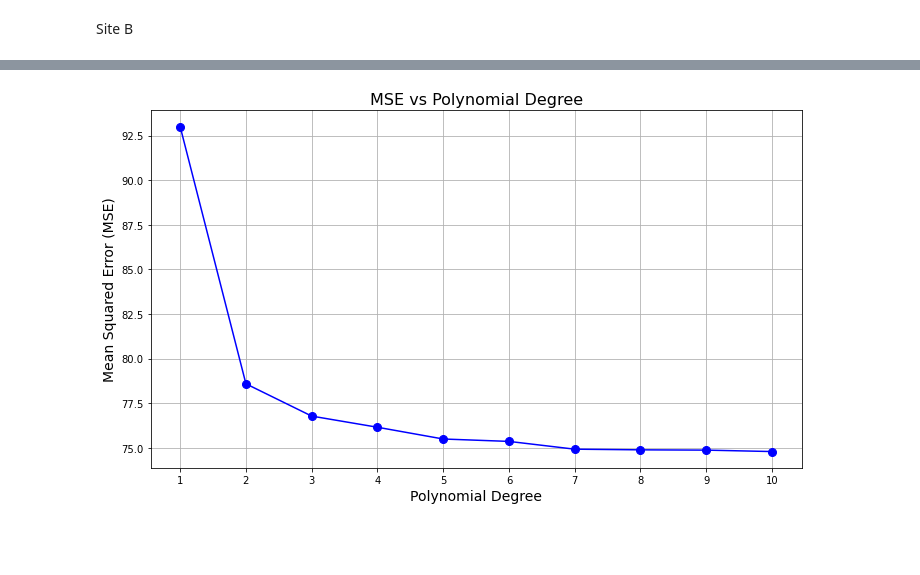
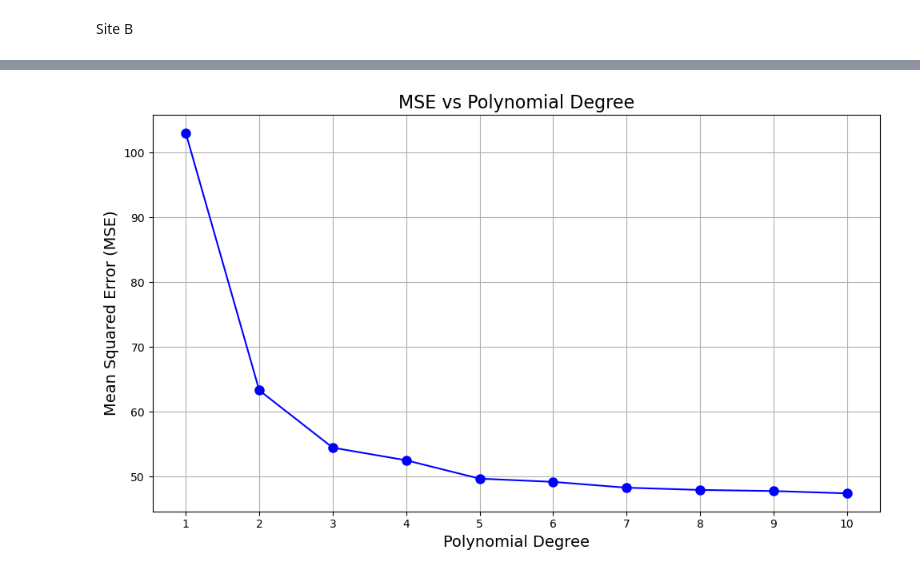
Before and after one commit to Vigro08/AA-Team-Assignment, a Jupyter notebook: Tasks/04_Predictive_Analysis.ipynb, the cells around one changed output, grey strips where cells are left out. Cells and saved outputs as stored; diff of their text form; code cells hidden in the pictures; blank space fills up the shorter version.

```diff
--- a/Tasks/04_Predictive_Analysis.ipynb
+++ b/Tasks/04_Predictive_Analysis.ipynb
@@ -21,6 +24,7 @@ from sklearn.tree import DecisionTreeRegressor
 import datetime
 # %%
 charging = pd.read_csv("../charging_sessions.csv", encoding = "ISO-8859-1")
+weather = pd.read_csv("../weather_burbank_airport.csv", encoding = "ISO-8859-1")
 # %%
 charging['connectionTime'] = pd.to_datetime(charging['connectionTime'])
 charging['disconnectTime'] = pd.to_datetime(charging['disconnectTime'])
@@ -163,37 +455,0 @@ plt.show()
-# %%
-from sklearn.linear_model import LinearRegression
-from sklearn.metrics import mean_squared_error
-from sklearn.preprocessing import PolynomialFeatures
-
-# Transform the feature to include polynomial terms (e.g., quadratic, cubic, etc.)
-poly_degree = 3  # Degree of the polynomial (can be adjusted)
-poly = PolynomialFeatures(degree=poly_degree)
-x_a_poly = poly.fit_transform(x_a)  # Transform the data to include polynomial features
-
-x_a_train, x_a_test, y_a_train, y_a_test = train_test_split(x_a_poly, y_a, test_size=0.5, random_state=42)
-
-# Create and fit the Linear Regression model
-model_a_poly = LinearRegression()
-model_a_poly.fit(x_a_train, y_a_train)
-
-# Make predictions
-y_a_pred = model_a_poly.predict(x_a_test)
-
-mse = mean_squared_error(y_a_test, y_a_pred)
-
-plt.figure(figsize=(12, 6))
-plt.scatter(x_a, y_a, color='blue', label='Actual Data', alpha=0.6)  # Plot the actual data
-
-# Plot the Polynomial Regression predictions
-X_grid = np.linspace(min(x_a), max(x_a), 100).reshape(-1, 1)  # Create a smooth grid for the x-axis
-y_grid = model_a_poly.predict(poly.transform(X_grid))  # Predict using the polynomial features
-
-plt.plot(X_grid, y_grid, color='red', label=f'Polynomial Regression (degree {poly_degree})', linewidth=2)  # Plot the polynomial predictions
-
-plt.title(f'Polynomial Regression (Degree {poly_degree}) - Parking Utilization by Hour', fontsize=16)
-plt.xlabel('Hour of Day (1–24)', fontsize=14)
-plt.ylabel('Number of Cars Parked', fontsize=14)
-plt.legend()
-plt.grid(True)
-plt.tight_layout()
-plt.show()
@@ -390,38 +769,41 @@ plt.show()
 # %%
-x_b = utilization_b["time"].values.reshape(-1, 1)
+x_b_time = utilization_b["time"].values.reshape(-1, 1)
+x_b_isWeekday = utilization_b["isWeekday"].astype(int).values.reshape(-1, 1)  # Convert boolean to int (0 or 1)
+
+# Combine both features into a single feature matrix
+x_b = np.hstack([x_b_time, x_b_isWeekday])
 y_b = utilization_b["utilization"]
-
 mse_values = []
 
 # Loop through polynomial degrees from 1 to 10
 for poly_degree in range(1, 11):
     # Transform the feature to include polynomial terms
     poly = PolynomialFeatures(degree=poly_degree)
     x_b_poly = poly.fit_transform(x_b)  # Transform the data to include polynomial features
 
     # Split the data into training and testing sets
     x_b_train, x_b_test, y_b_train, y_b_test = train_test_split(x_b_poly, y_b, test_size=0.5, random_state=42)
 
     # Create and fit the Linear Regression model
     model = LinearRegression()
     model.fit(x_b_train, y_b_train)
 
     # Make predictions
     y_b_pred = model.predict(x_b_test)
 
     # Calculate the MSE for this degree
     mse = mean_squared_error(y_b_test, y_b_pred)
     mse_values.append(mse)
 
 # Plot MSE values for each degree of polynomial
 plt.figure(figsize=(10, 6))
 plt.plot(range(1, 11), mse_values, marker='o', color='b', linestyle='-', markersize=8)
 plt.title('MSE vs Polynomial Degree', fontsize=16)
 plt.xlabel('Polynomial Degree', fontsize=14)
 plt.ylabel('Mean Squared Error (MSE)', fontsize=14)
 plt.grid(True)
 plt.xticks(range(1, 11))  # To ensure all degrees are labeled on the x-axis
 plt.tight_layout()
 plt.show()
 # %% [output]
-[figure, old version]
+[figure, new version]
```
Also changed, not shown: parts of 39 cells of this notebook.
